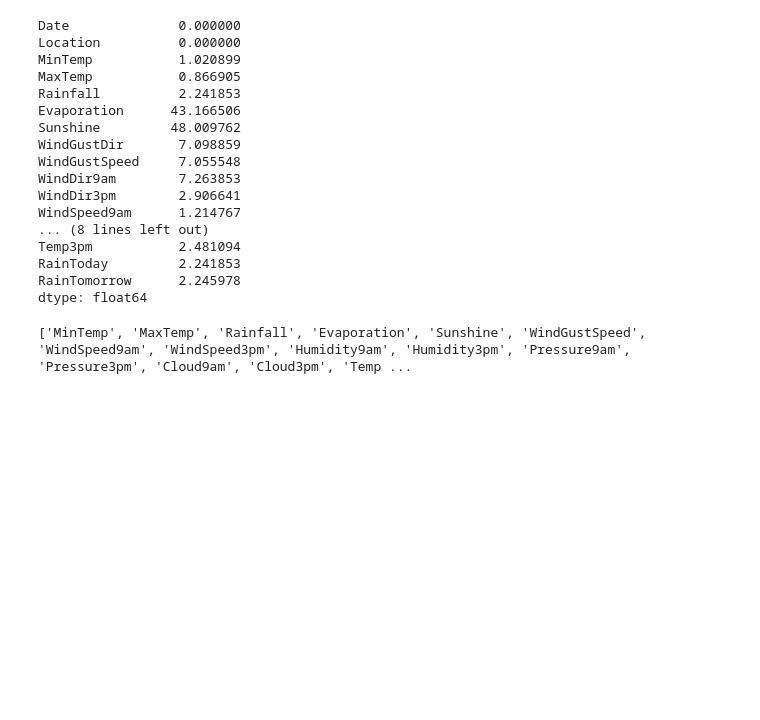
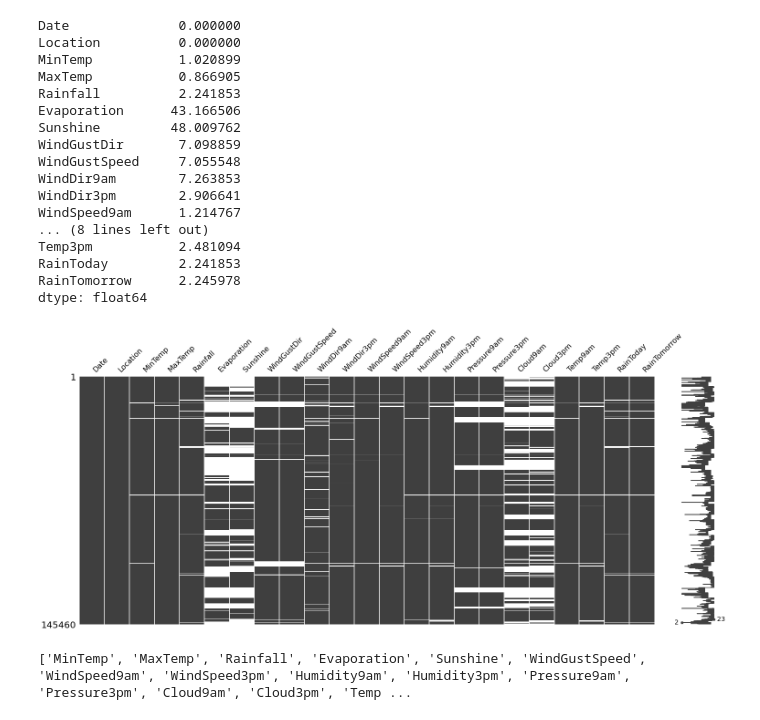
Before and after one commit to SatwikPM/Weatherprediction, a Jupyter notebook: RainPrediction2.ipynb, the cells around one changed output. Saved outputs shown, nothing was run; the diff lists cells and outputs as text; code cells hidden in the pictures; blank space fills up the shorter version.

```diff
--- a/RainPrediction2.ipynb
+++ b/RainPrediction2.ipynb
@@ -71,6 +99,11 @@ Temp3pm           2.481094
 RainToday         2.241853
 RainTomorrow      2.245978
 dtype: float64
+# %%
+import missingno as msno
+msno.matrix(df);
+# %% [output]
+[figure, added]
 # %%
 print(numerical_feature)
 # %% [output]
```
Also changed, not shown: parts of 8 cells of this notebook.
